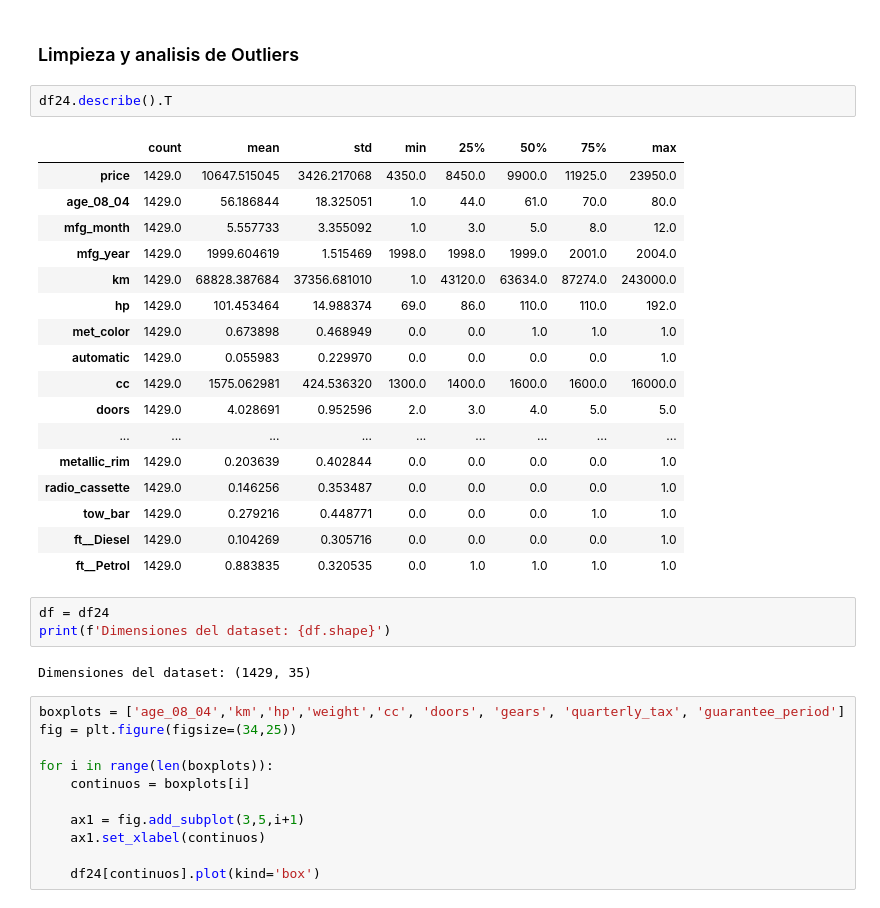
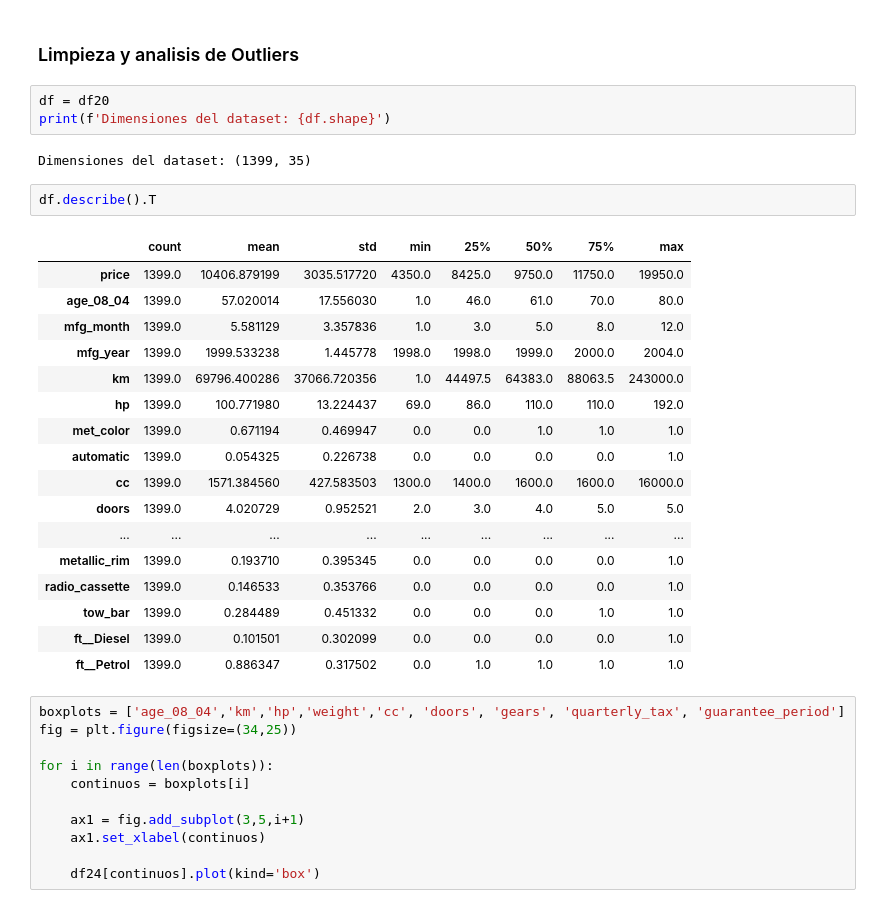
Before and after one commit to JustinoBoggio/ToyotaCorolla-Datamining, a Jupyter notebook: ToyotaCorolla.ipynb, the cells around one changed output. Drawn from its saved outputs; the diff is of its cells as text.

```diff
--- a/ToyotaCorolla.ipynb
+++ b/ToyotaCorolla.ipynb
@@ -488,30 +477,30 @@ Escribir porque decidimos quedarnos con el de 24
 # %% [markdown]
 ### Limpieza y analisis de Outliers
+# %%
+df = df20
+print(f'Dimensiones del dataset: {df.shape}')
+# %% [output]
+Dimensiones del dataset: (1399, 35)
 # %%
-df24.describe().T
+df.describe().T
 # %% [output]
 |  | count | mean | std | min | 25% | 50% | 75% | max |
-| price | 1429.0 | 10647.515045 | 3426.217068 | 4350.0 | 8450.0 | 9900.0 | 11925.0 | 23950.0 |
-| age_08_04 | 1429.0 | 56.186844 | 18.325051 | 1.0 | 44.0 | 61.0 | 70.0 | 80.0 |
-| mfg_month | 1429.0 | 5.557733 | 3.355092 | 1.0 | 3.0 | 5.0 | 8.0 | 12.0 |
-| mfg_year | 1429.0 | 1999.604619 | 1.515469 | 1998.0 | 1998.0 | 1999.0 | 2001.0 | 2004.0 |
-| km | 1429.0 | 68828.387684 | 37356.681010 | 1.0 | 43120.0 | 63634.0 | 87274.0 | 243000.0 |
-| hp | 1429.0 | 101.453464 | 14.988374 | 69.0 | 86.0 | 110.0 | 110.0 | 192.0 |
-| met_color | 1429.0 | 0.673898 | 0.468949 | 0.0 | 0.0 | 1.0 | 1.0 | 1.0 |
-| automatic | 1429.0 | 0.055983 | 0.229970 | 0.0 | 0.0 | 0.0 | 0.0 | 1.0 |
-| cc | 1429.0 | 1575.062981 | 424.536320 | 1300.0 | 1400.0 | 1600.0 | 1600.0 | 16000.0 |
-| doors | 1429.0 | 4.028691 | 0.952596 | 2.0 | 3.0 | 4.0 | 5.0 | 5.0 |
+| price | 1399.0 | 10406.879199 | 3035.517720 | 4350.0 | 8425.0 | 9750.0 | 11750.0 | 19950.0 |
+| age_08_04 | 1399.0 | 57.020014 | 17.556030 | 1.0 | 46.0 | 61.0 | 70.0 | 80.0 |
+| mfg_month | 1399.0 | 5.581129 | 3.357836 | 1.0 | 3.0 | 5.0 | 8.0 | 12.0 |
+| mfg_year | 1399.0 | 1999.533238 | 1.445778 | 1998.0 | 1998.0 | 1999.0 | 2000.0 | 2004.0 |
+| km | 1399.0 | 69796.400286 | 37066.720356 | 1.0 | 44497.5 | 64383.0 | 88063.5 | 243000.0 |
+| hp | 1399.0 | 100.771980 | 13.224437 | 69.0 | 86.0 | 110.0 | 110.0 | 192.0 |
+| met_color | 1399.0 | 0.671194 | 0.469947 | 0.0 | 0.0 | 1.0 | 1.0 | 1.0 |
+| automatic | 1399.0 | 0.054325 | 0.226738 | 0.0 | 0.0 | 0.0 | 0.0 | 1.0 |
+| cc | 1399.0 | 1571.384560 | 427.583503 | 1300.0 | 1400.0 | 1600.0 | 1600.0 | 16000.0 |
+| doors | 1399.0 | 4.020729 | 0.952521 | 2.0 | 3.0 | 4.0 | 5.0 | 5.0 |
 | ... | ... | ... | ... | ... | ... | ... | ... | ... |
-| metallic_rim | 1429.0 | 0.203639 | 0.402844 | 0.0 | 0.0 | 0.0 | 0.0 | 1.0 |
-| radio_cassette | 1429.0 | 0.146256 | 0.353487 | 0.0 | 0.0 | 0.0 | 0.0 | 1.0 |
-| tow_bar | 1429.0 | 0.279216 | 0.448771 | 0.0 | 0.0 | 0.0 | 1.0 | 1.0 |
-| ft__Diesel | 1429.0 | 0.104269 | 0.305716 | 0.0 | 0.0 | 0.0 | 0.0 | 1.0 |
-| ft__Petrol | 1429.0 | 0.883835 | 0.320535 | 0.0 | 1.0 | 1.0 | 1.0 | 1.0 |
+| metallic_rim | 1399.0 | 0.193710 | 0.395345 | 0.0 | 0.0 | 0.0 | 0.0 | 1.0 |
+| radio_cassette | 1399.0 | 0.146533 | 0.353766 | 0.0 | 0.0 | 0.0 | 0.0 | 1.0 |
+| tow_bar | 1399.0 | 0.284489 | 0.451332 | 0.0 | 0.0 | 0.0 | 1.0 | 1.0 |
+| ft__Diesel | 1399.0 | 0.101501 | 0.302099 | 0.0 | 0.0 | 0.0 | 0.0 | 1.0 |
+| ft__Petrol | 1399.0 | 0.886347 | 0.317502 | 0.0 | 1.0 | 1.0 | 1.0 | 1.0 |
-# %%
-df = df24
-print(f'Dimensiones del dataset: {df.shape}')
-# %% [output]
-Dimensiones del dataset: (1429, 35)
 # %%
 boxplots = ['age_08_04','km','hp','weight','cc', 'doors', 'gears', 'quarterly_tax', 'guarantee_period']
 fig = plt.figure(figsize=(34,25))
```
Also changed, not shown: parts of 94 cells of this notebook.
